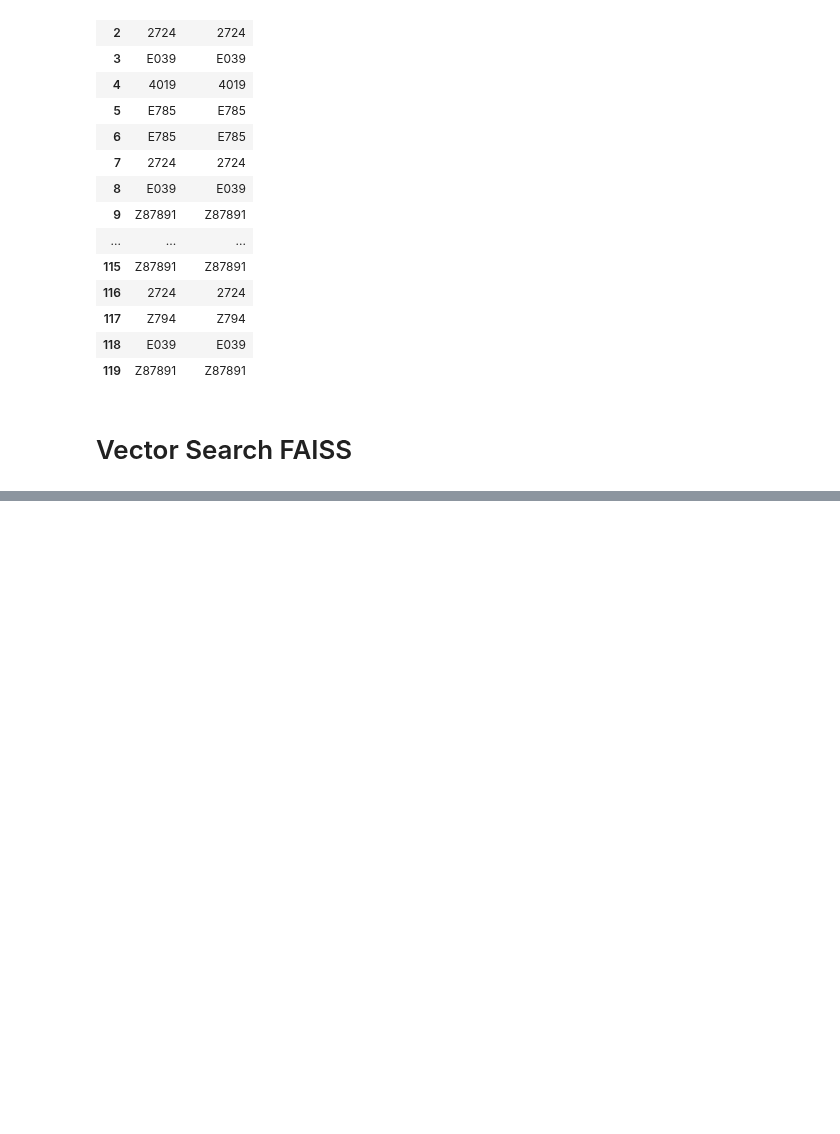
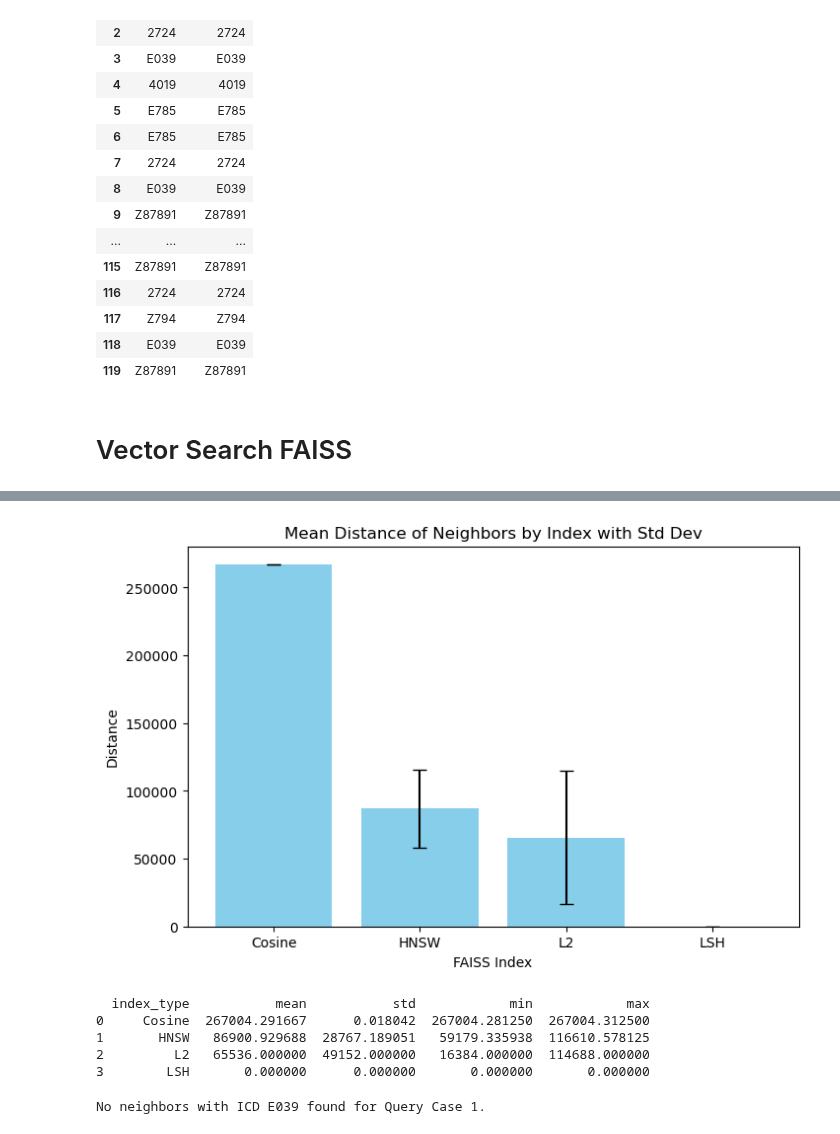
Before and after one commit to CatarinaCosta02/Master_Thesis, a Jupyter notebook: models/Model1.ipynb, the cells around one changed output, grey strips where cells are left out. Drawn from its saved outputs; the diff is of its cells as text; code cells hidden in the pictures; blank space fills up the shorter version.

```diff
--- a/models/Model1.ipynb
+++ b/models/Model1.ipynb
@@ -758,0 +819,48 @@ plt.show()
+# %%
+
+summary_stats = neighbors_case1.groupby('index_type')['distance'].agg(['mean', 'std', 'min', 'max']).reset_index()
+
+plt.figure(figsize=(8,5))
+plt.bar(summary_stats['index_type'], summary_stats['mean'], yerr=summary_stats['std'], capsize=5, color='skyblue')
+plt.title('Mean Distance of Neighbors by Index with Std Dev')
+plt.ylabel('Distance')
+plt.xlabel('FAISS Index')
+plt.show()
+
+print(summary_stats)
+# %% [output]
+[figure, added]
+  index_type           mean           std            min            max
+0     Cosine  267004.291667      0.018042  267004.281250  267004.312500
+1       HNSW   86900.929688  28767.189051   59179.335938  116610.578125
+2         L2   65536.000000  49152.000000   16384.000000  114688.000000
+3        LSH       0.000000      0.000000       0.000000       0.000000
+# %%
+# Seleciona apenas os vizinhos do case 1
+neighbors_case1 = neighbors_df[neighbors_df['query_case'] == 1]
+
+# Identifica o icd_code do case 1
+icd_case1 = case2.iloc[1]['icd_code']
+
+# Filtra apenas os vizinhos com o mesmo ICD
+neighbors_same_icd = neighbors_case1[neighbors_case1['icd_code'] == icd_case1]
+
+# Verifica se existem vizinhos correspondentes
+if not neighbors_same_icd.empty:
+    plt.figure(figsize=(8,5))
+    sns.barplot(
+        x='neighbor_rank',
+        y='distance',
+        hue='index_type',
+        data=neighbors_same_icd,
+        palette='Reds'
+    )
+    plt.title(f'Neighbors with Same ICD ({icd_case1}) for Query Case 1')
+    plt.xlabel('Neighbor Rank')
+    plt.ylabel('Distance')
+    plt.legend(title='FAISS Index')
+    plt.show()
+else:
+    print(f"No neighbors with ICD {icd_case1} found for Query Case 1.")
+# %% [output]
+No neighbors with ICD E039 found for Query Case 1.
```
Also changed, not shown: parts of 13 cells of this notebook, 3 other files.
